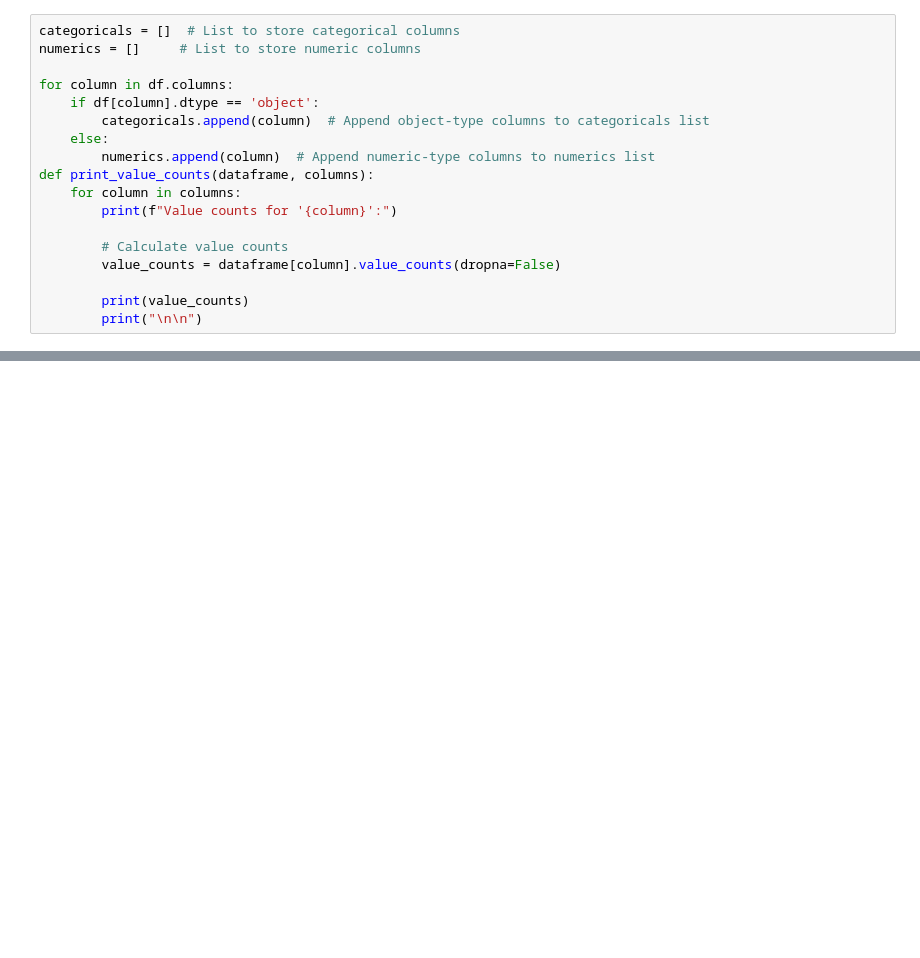
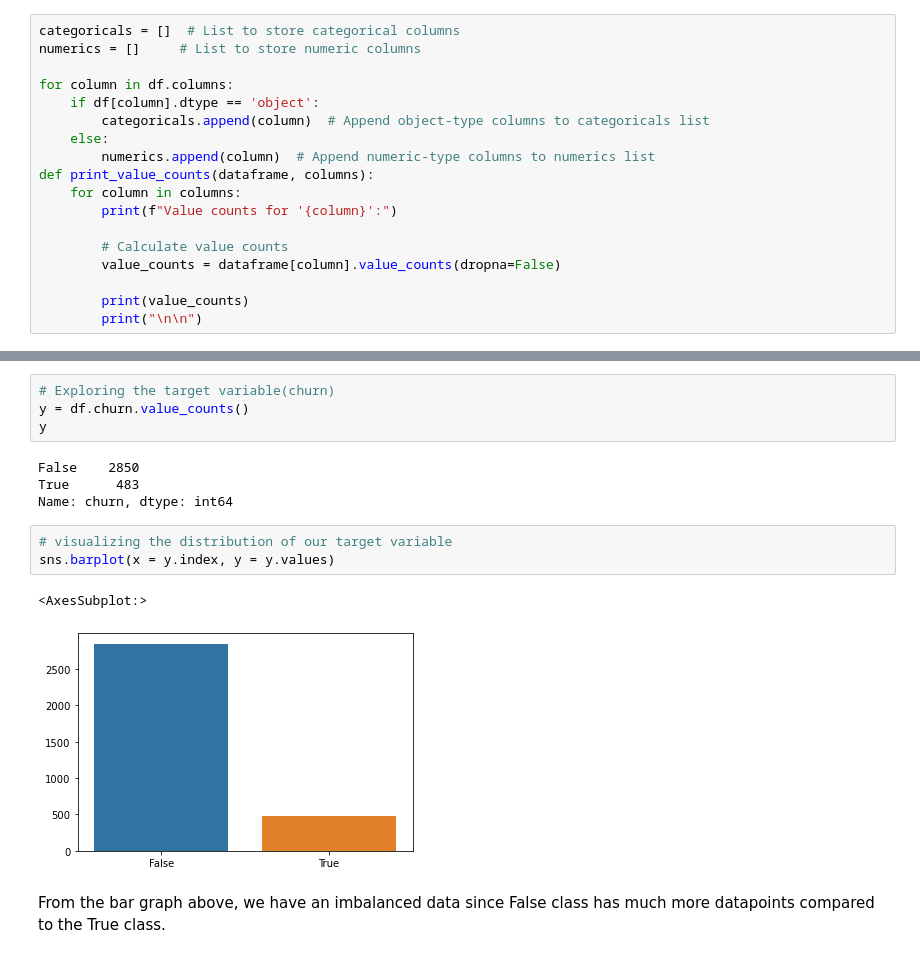
Before and after one commit to KamandeKarigi/Phase-3-Project, a Jupyter notebook: Phase3Project/index.ipynb, the cells around one changed output, grey strips where cells are left out. Saved outputs shown, nothing was run; the diff lists cells and outputs as text; blank space fills up the shorter version.

```diff
--- a/Phase3Project/index.ipynb
+++ b/Phase3Project/index.ipynb
@@ -235,0 +239,16 @@ Name: voice mail plan, dtype: int64
+# %%
+# Exploring the target variable(churn)
+y = df.churn.value_counts()
+y
+# %% [output]
+False    2850
+True      483
+Name: churn, dtype: int64
+# %%
+# visualizing the distribution of our target variable
+sns.barplot(x = y.index, y = y.values)
+# %% [output]
+<AxesSubplot:>
+[figure, added]
+# %% [markdown]
+From the bar graph above, we have an imbalanced data since False class has much more datapoints compared to the True class.
```
Also changed, not shown: parts of 27 cells of this notebook.
